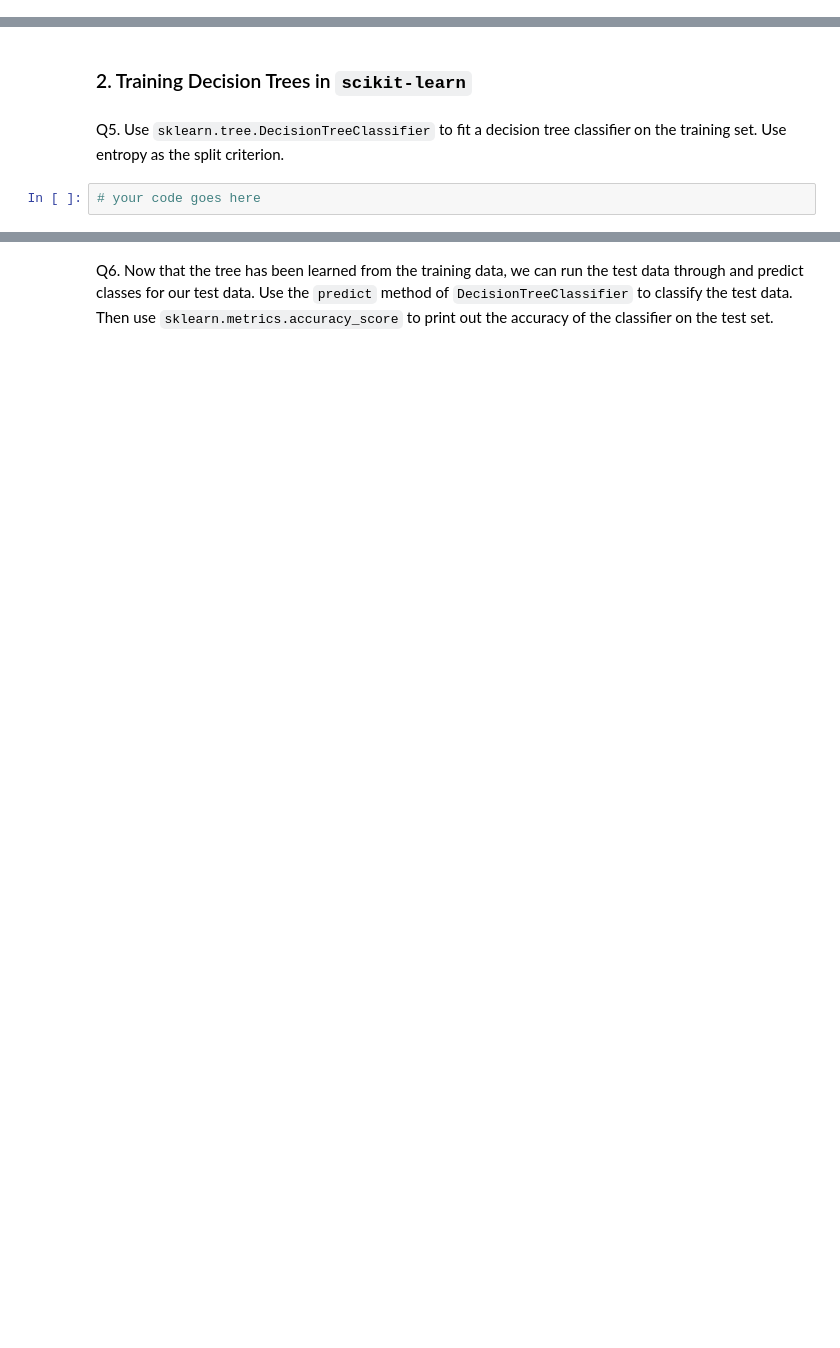
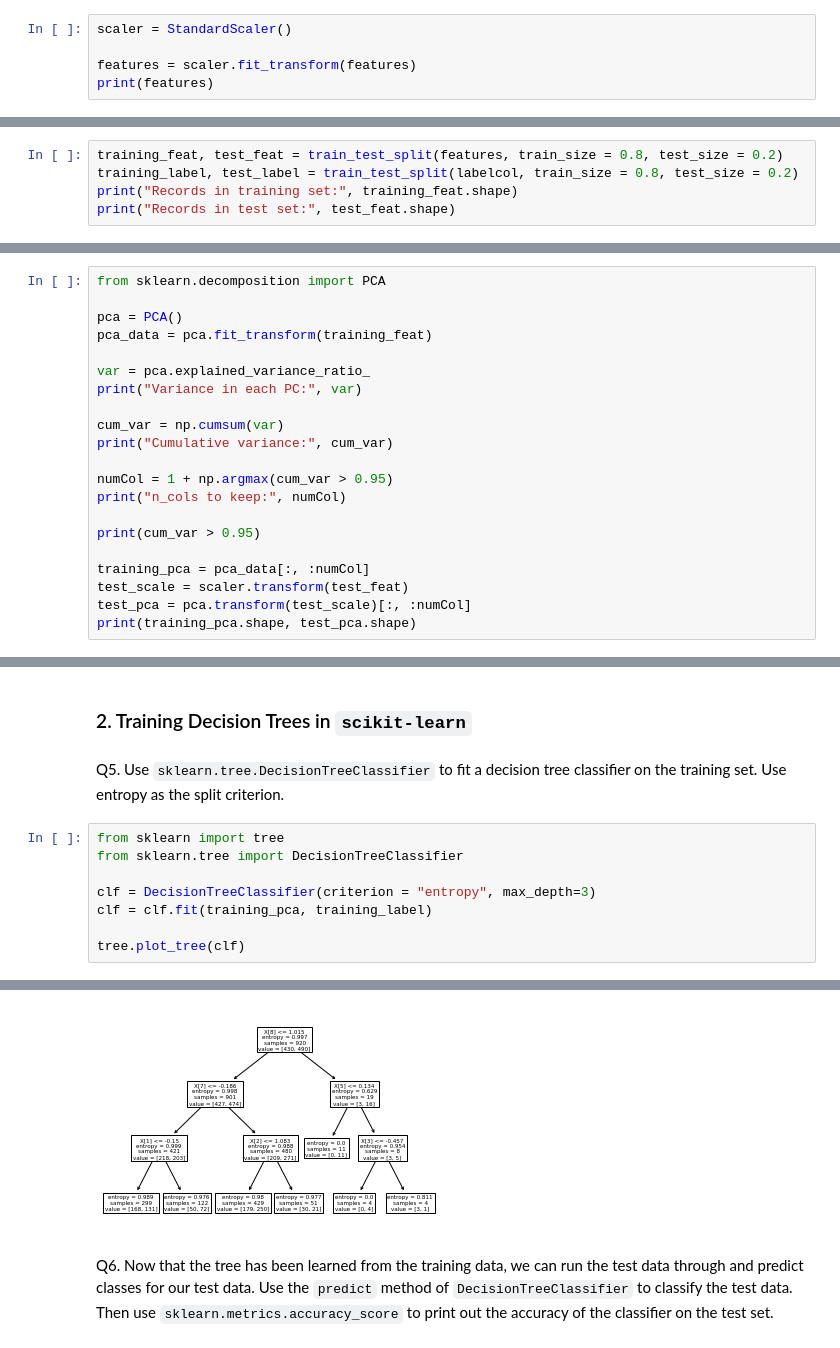
Before and after one commit to peytonbreech16/CS329E-DataAnalytics, a Jupyter notebook: Assignments/HW1 - DecisionTrees/ScikitLearnDecisionTrees.ipynb, the cells around one changed output, grey strips where cells are left out. Drawn from its saved outputs; the diff is of its cells as text; blank space fills up the shorter version.

```diff
--- a/Assignments/HW1 - DecisionTrees/ScikitLearnDecisionTrees.ipynb
+++ b/Assignments/HW1 - DecisionTrees/ScikitLearnDecisionTrees.ipynb
@@ -112,0 +94,5 @@ print(features_standard)
+# %%
+scaler = StandardScaler()
+
+features = scaler.fit_transform(features)
+print(features)
@@ -119,0 +115,5 @@ AttributeError: 'DataFrame' object has no attribute 'gropuby'
+# %%
+training_feat, test_feat = train_test_split(features, train_size = 0.8, test_size = 0.2)
+training_label, test_label = train_test_split(labelcol, train_size = 0.8, test_size = 0.2)
+print("Records in training set:", training_feat.shape)
+print("Records in test set:", test_feat.shape)
@@ -128,0 +130,21 @@ Q4. PCA is affected by the scale of the features that is why it is important to
+# %%
+from sklearn.decomposition import PCA
+
+pca = PCA()
+pca_data = pca.fit_transform(training_feat)
+
+var = pca.explained_variance_ratio_
+print("Variance in each PC:", var)
+
+cum_var = np.cumsum(var)
+print("Cumulative variance:", cum_var)
+
+numCol = 1 + np.argmax(cum_var > 0.95)
+print("n_cols to keep:", numCol)
+
+print(cum_var > 0.95)
+
+training_pca = pca_data[:, :numCol]
+test_scale = scaler.transform(test_feat)
+test_pca = pca.transform(test_scale)[:, :numCol]
+print(training_pca.shape, test_pca.shape)
@@ -130,5 +166,12 @@ Q4. PCA is affected by the scale of the features that is why it is important to
 ### 2. Training Decision Trees in `scikit-learn`
 # %% [markdown]
 Q5. Use `sklearn.tree.DecisionTreeClassifier` to fit a decision tree classifier on the training set. Use entropy as the split criterion.
-# %%
-# your code goes here
+# %%
+from sklearn import tree
+from sklearn.tree import DecisionTreeClassifier
+
+clf = DecisionTreeClassifier(criterion = "entropy", max_depth=3)
+clf = clf.fit(training_pca, training_label)
+
+tree.plot_tree(clf)
+# %% [output]
@@ -135,2 +191,3 @@ Q5. Use `sklearn.tree.DecisionTreeClassifier` to fit a decision tree classifier
+[figure, added]
 # %% [markdown]
 Q6. Now that the tree has been learned from the training data, we can run the test data through and predict classes for our test data. Use the `predict` method of `DecisionTreeClassifier` to classify the test data. Then use `sklearn.metrics.accuracy_score` to print out the accuracy of the classifier on the test set.
```
Also changed, not shown: parts of 20 cells of this notebook, 2 other files.
